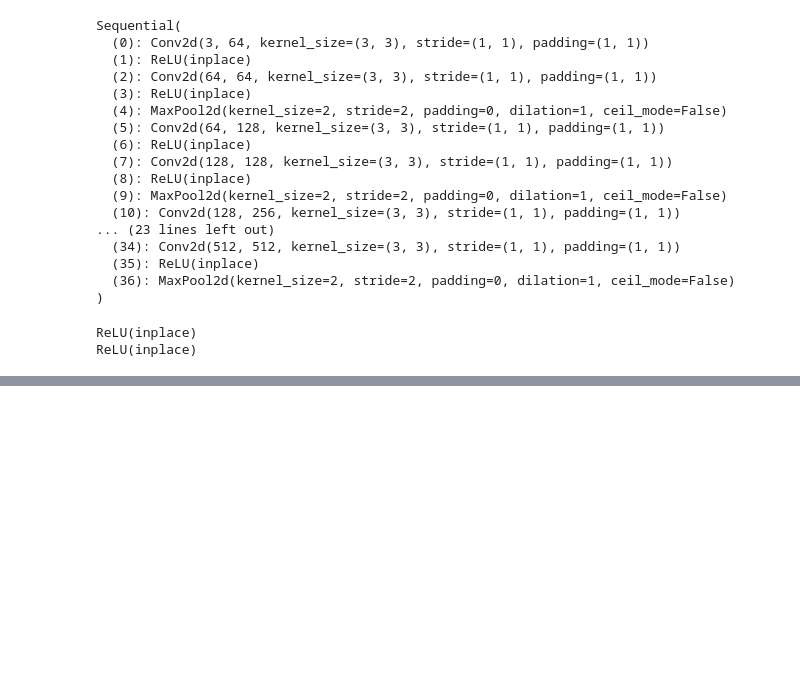
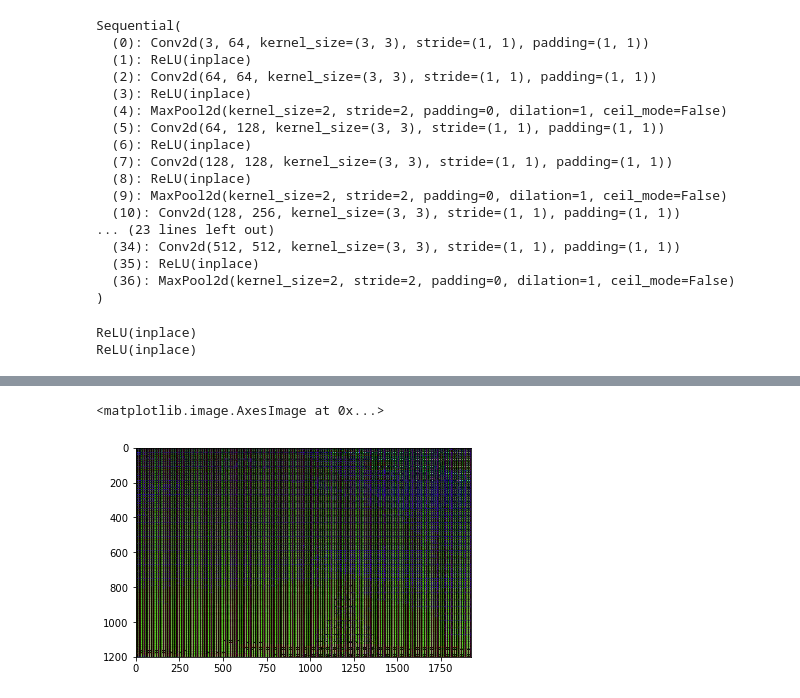
Before and after one commit to rassilon712/Neural_Color_Transfer, a Jupyter notebook: Neural_Color_Transfer.ipynb, the cells around one changed output, grey strips where cells are left out. Drawn from its saved outputs; the diff is of its cells as text; code cells hidden in the pictures; blank space fills up the shorter version.

```diff
--- a/Neural_Color_Transfer.ipynb
+++ b/Neural_Color_Transfer.ipynb
@@ -110,0 +151,11 @@ TypeError: Variable data has to be a tensor, but got ToTensor
+# %%
+reR = relu_1(Variable(imgRT.float(),requires_grad=False)).squeeze(0)
+reRnp = reR.numpy()
+reRnp = reRnp.transpose(1,2,0)
+reRnpImg = Image.fromarray(reRnp,'RGB')
+reRnpImg.save('processImage/reRnpImg.jpg')
+reRnpImg = imread('processImage/reRnpImg.jpg')
+imshow(reRnpImg)
+# %% [output]
+<matplotlib.image.AxesImage at 0x...>
+[figure, added]
```
Also changed, not shown: parts of 5 cells of this notebook, 2 other files.
